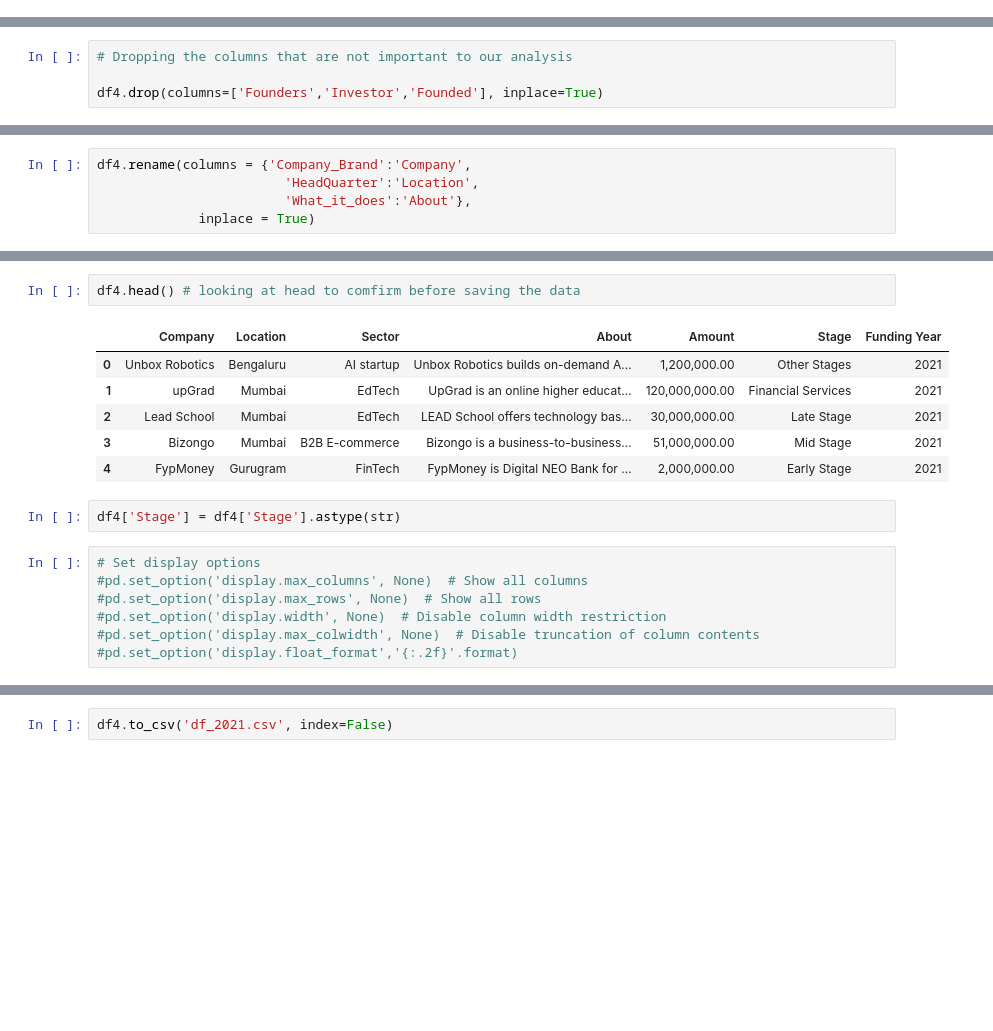
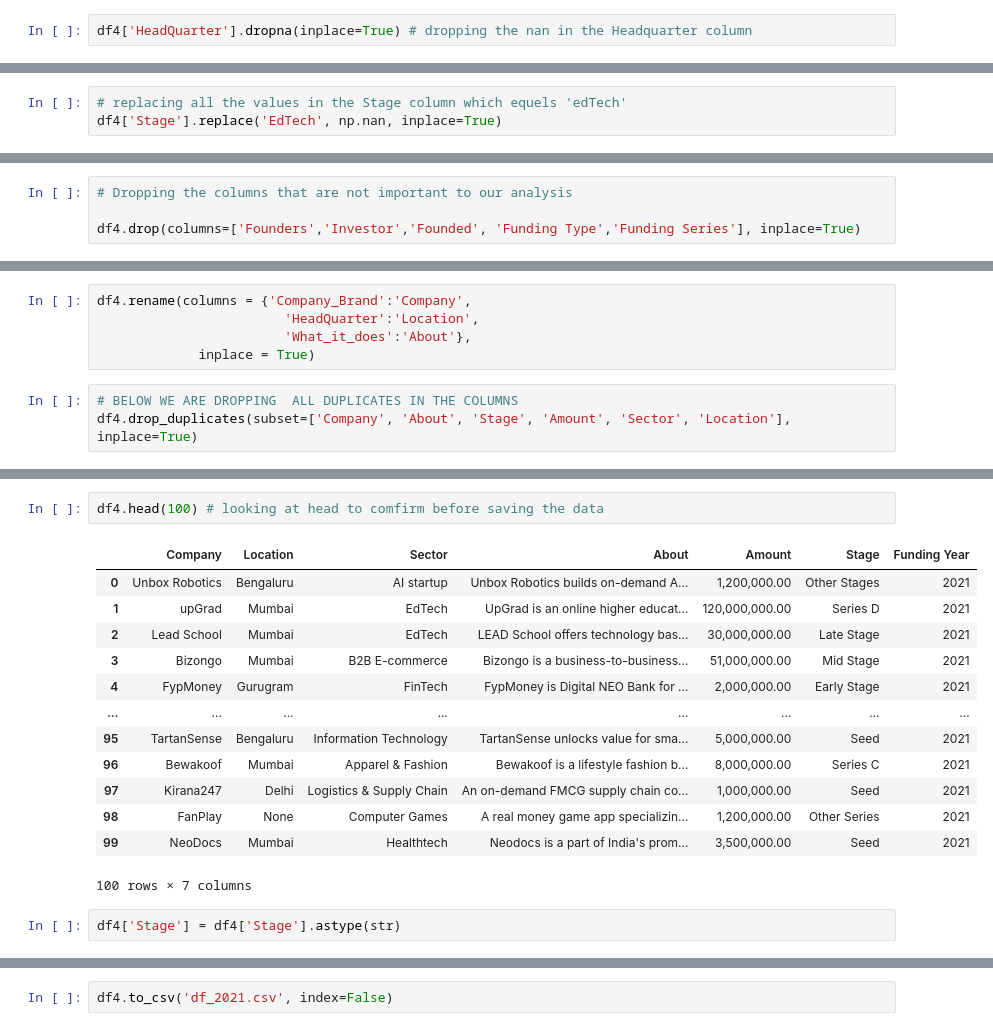
Before and after one commit to DzeBakuEso/stockholm_lp1_colla_project_sprint_1, a Jupyter notebook: Indian _Ecosystem_Analysis.ipynb, the cells around one changed output, grey strips where cells are left out. Saved outputs shown, nothing was run; the diff lists cells and outputs as text; blank space fills up the shorter version.

```diff
--- a/Indian _Ecosystem_Analysis.ipynb
+++ b/Indian _Ecosystem_Analysis.ipynb
@@ -2627,6 +2677,8 @@ Stage            428
 dtype: int64
 # %% [markdown]
 #### Handling Duplicated Data
+# %%
+df4['HeadQuarter'].dropna(inplace=True) # dropping the nan in the Headquarter column
 # %%
 #checking for duplicate values in each column of the DataFrame df4
 columns_to_check4 = ['Company_Brand', 'Founded', 'HeadQuarter', 'Sector', 'What_it_does', 'Founders', 'Investor', 'Amount', 'Stage']
@@ -3308,3 +3778,6 @@ df4['Stage'].isnull().sum()
+# %%
+# replacing all the values in the Stage column which equels 'edTech'
+df4['Stage'].replace('EdTech', np.nan, inplace=True)
 # %%
 df4['Stage'] = df4['Stage'].astype(str)
 # %%
@@ -3320,7 +3793,7 @@ df.loc[df['Company'] == 'Voxelgrids', 'Stage'] = 'Seed'
 # %%
 # Dropping the columns that are not important to our analysis
 
-df4.drop(columns=['Founders','Investor','Founded'], inplace=True)
+df4.drop(columns=['Founders','Investor','Founded', 'Funding Type','Funding Series'], inplace=True)
 # %%
 df4.insert(6,"Funding Year", 2021) # inserting a new column 'funding Year 2021' to keep track of the data sets when combining
 # %%
@@ -3328,3 +3801,6 @@ df4.rename(columns = {'Company_Brand':'Company',
                         'HeadQuarter':'Location',
                         'What_it_does':'About'},
              inplace = True)
+# %%
+# BELOW WE ARE DROPPING  ALL DUPLICATES IN THE COLUMNS
+df4.drop_duplicates(subset=['Company', 'About', 'Stage', 'Amount', 'Sector', 'Location'], inplace=True)
@@ -3331,18 +3819,18 @@ df4.rename(columns = {'Company_Brand':'Company',
 # %%
-df4.head() # looking at head to comfirm before saving the data
+df4.head(100) # looking at head to comfirm before saving the data
 # %% [output]
 |  | Company | Location | Sector | About | Amount | Stage | Funding Year |
 | 0 | Unbox Robotics | Bengaluru | AI startup | Unbox Robotics builds on-demand A... | 1,200,000.00 | Other Stages | 2021 |
-| 1 | upGrad | Mumbai | EdTech | UpGrad is an online higher educat... | 120,000,000.00 | Financial Services | 2021 |
+| 1 | upGrad | Mumbai | EdTech | UpGrad is an online higher educat... | 120,000,000.00 | Series D | 2021 |
 | 2 | Lead School | Mumbai | EdTech | LEAD School offers technology bas... | 30,000,000.00 | Late Stage | 2021 |
 | 3 | Bizongo | Mumbai | B2B E-commerce | Bizongo is a business-to-business... | 51,000,000.00 | Mid Stage | 2021 |
 | 4 | FypMoney | Gurugram | FinTech | FypMoney is Digital NEO Bank for ... | 2,000,000.00 | Early Stage | 2021 |
+| ... | ... | ... | ... | ... | ... | ... | ... |
+| 95 | TartanSense | Bengaluru | Information Technology | TartanSense unlocks value for sma... | 5,000,000.00 | Seed | 2021 |
+| 96 | Bewakoof | Mumbai | Apparel & Fashion | Bewakoof is a lifestyle fashion b... | 8,000,000.00 | Series C | 2021 |
+| 97 | Kirana247 | Delhi | Logistics & Supply Chain | An on-demand FMCG supply chain co... | 1,000,000.00 | Seed | 2021 |
+| 98 | FanPlay | None | Computer Games | A real money game app specializin... | 1,200,000.00 | Other Series | 2021 |
+| 99 | NeoDocs | Mumbai | Healthtech | Neodocs is a part of India's prom... | 3,500,000.00 | Seed | 2021 |
+100 rows × 7 columns
 # %%
 df4['Stage'] = df4['Stage'].astype(str)
-# %%
-# Set display options
-#pd.set_option('display.max_columns', None)  # Show all columns
-#pd.set_option('display.max_rows', None)  # Show all rows
-#pd.set_option('display.width', None)  # Disable column width restriction
-#pd.set_option('display.max_colwidth', None)  # Disable truncation of column contents
-#pd.set_option('display.float_format','{:.2f}'.format)
```
Also changed, not shown: parts of 44 cells of this notebook, 6 other files.
